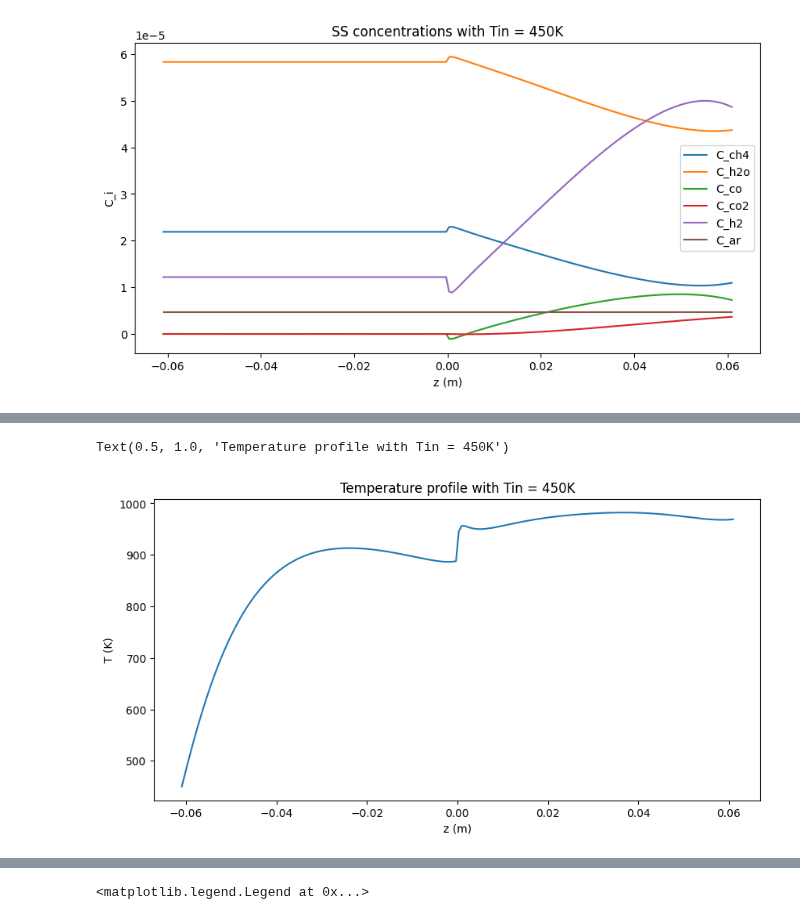
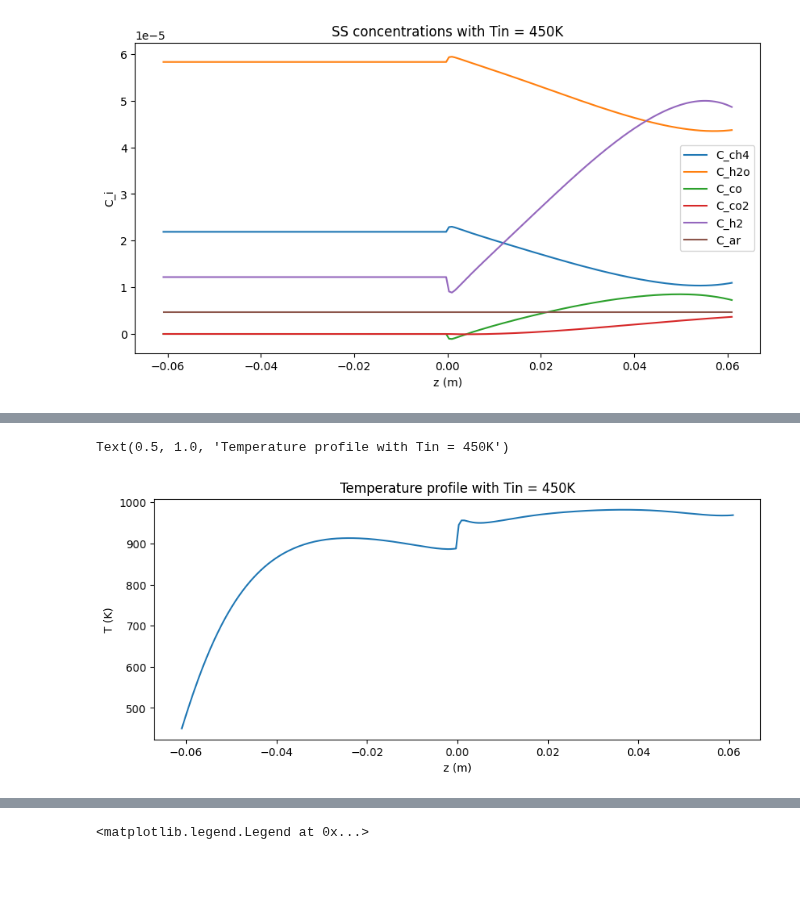
Before and after one commit to alexander-gbu/PMRModel, a Jupyter notebook: Scipy1DSSMatchingMolarBottomTempCont.ipynb, the cells around one changed output, grey strips where cells are left out. Cells and saved outputs as stored; diff of their text form; code cells hidden in the pictures; blank space fills up the shorter version.

```diff
--- a/Scipy1DSSMatchingMolarBottomTempCont.ipynb
+++ b/Scipy1DSSMatchingMolarBottomTempCont.ipynb
@@ -253,10 +274,10 @@ plt.legend()
 # %%
-plt.figure(figsize=(10, 5))
+plt.figure(figsize=(10, 4))
 plt.plot(soln.x, soln.y[6])
 plt.xlabel('z (m)')
 plt.ylabel('T (K)')
 plt.title(f'Temperature profile with Tin = {Tin}K')
 # %% [output]
 Text(0.5, 1.0, 'Temperature profile with Tin = 450K')
-[figure, old version]
+[figure, new version]
 # %%
```
Also changed, not shown: parts of 5 cells of this notebook, 2 other files.
